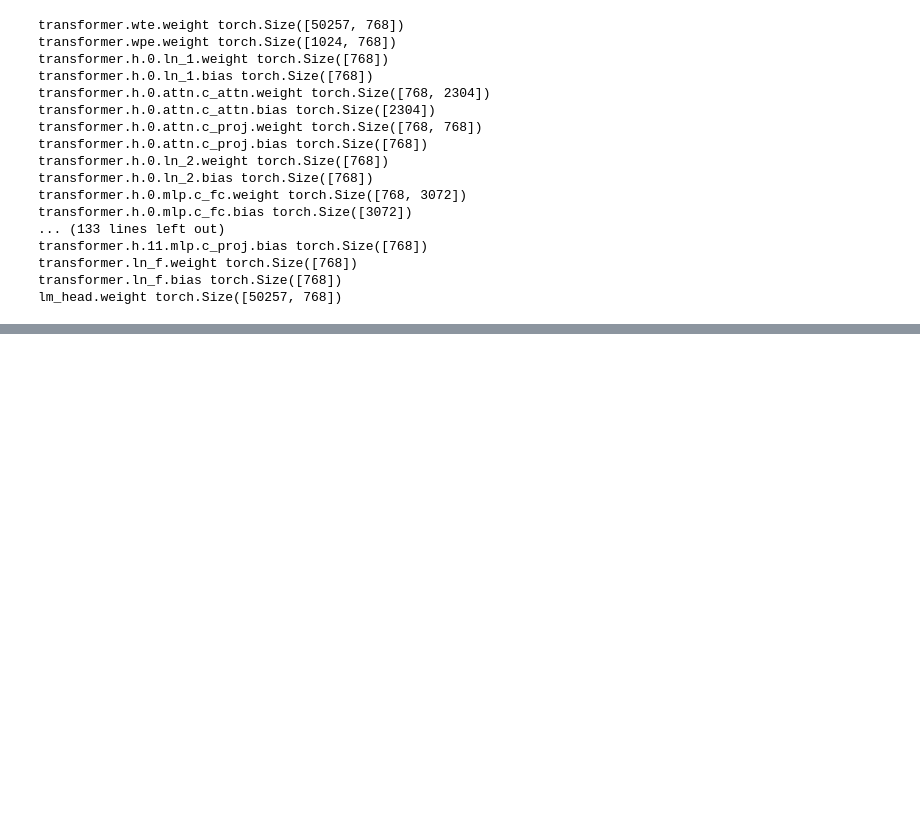
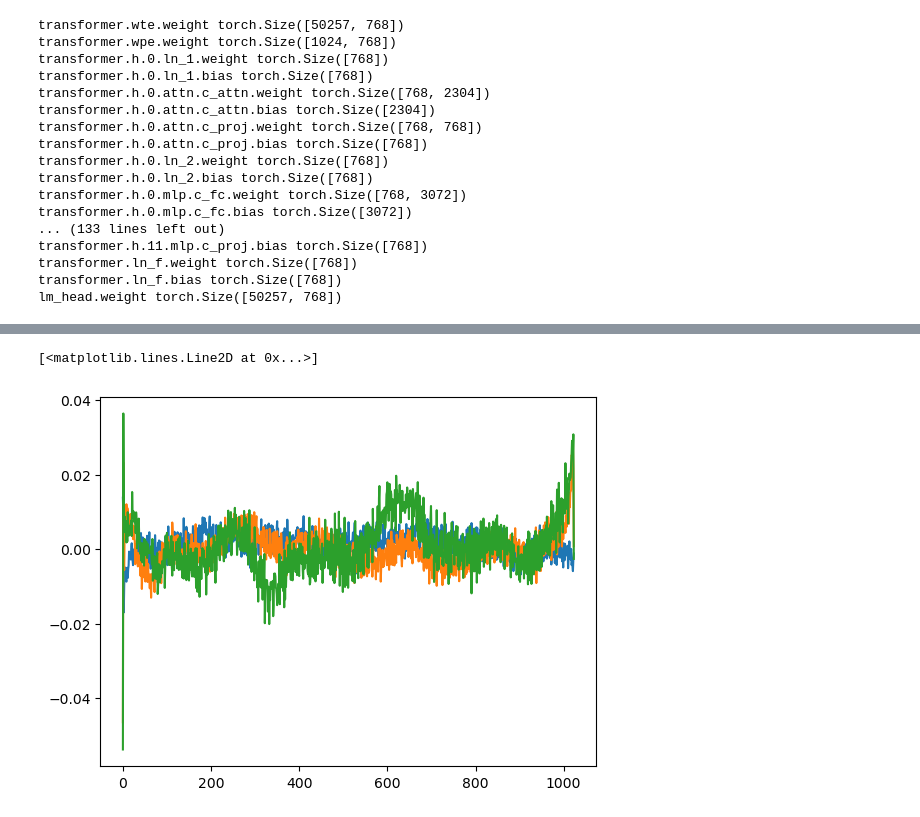
Before and after one commit to AJvdMerwe/multi-modal-llm, a Jupyter notebook: scripts/gpt2_play.ipynb, the cells around one changed output, grey strips where cells are left out. Drawn from its saved outputs; the diff is of its cells as text; code cells hidden in the pictures; blank space fills up the shorter version.

```diff
--- a/scripts/gpt2_play.ipynb
+++ b/scripts/gpt2_play.ipynb
@@ -26,0 +39,7 @@ lm_head.weight torch.Size([50257, 768])
+# %%
+plt.plot(sd_hf['transformer.wpe.weight'][:,100])
+plt.plot(sd_hf['transformer.wpe.weight'][:,150])
+plt.plot(sd_hf['transformer.wpe.weight'][:,200])
+# %% [output]
+[<matplotlib.lines.Line2D at 0x...>]
+[figure, added]
```
Also changed, not shown: parts of 4 cells of this notebook, 1 other file.
